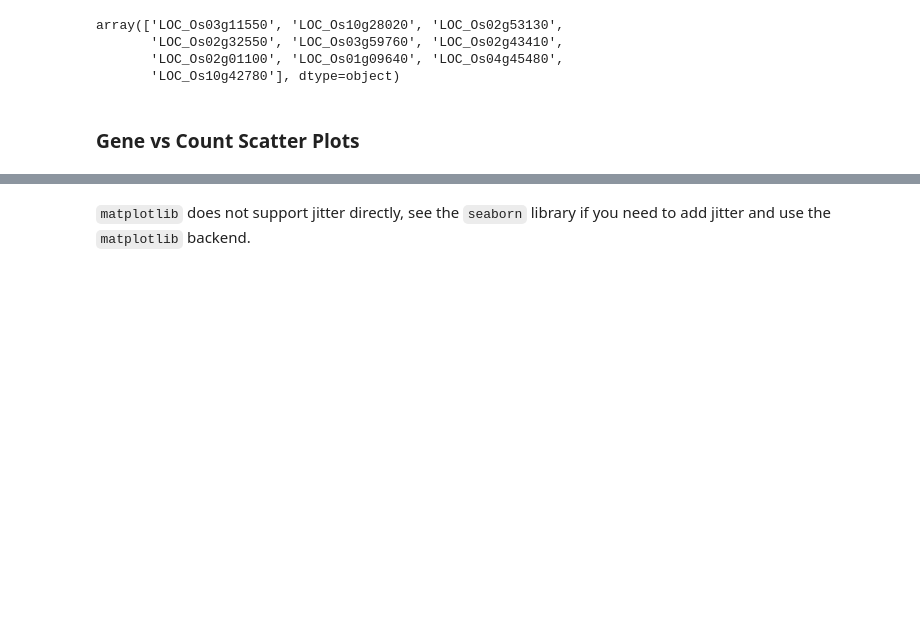
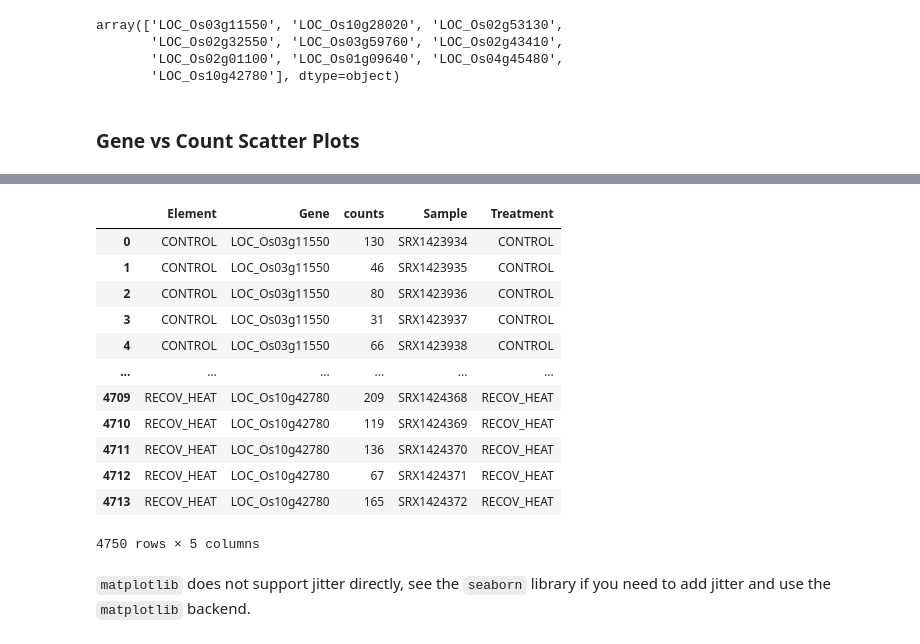
Before and after one commit to SystemsGenetics/GSForge, a Jupyter notebook: examples/plot_gallery/Gene_vs_Counts.ipynb, the cells around one changed output, grey strips where cells are left out. Cells and saved outputs as stored; diff of their text form; code cells hidden in the pictures; blank space fills up the shorter version.

```diff
--- a/examples/plot_gallery/Gene_vs_Counts.ipynb
+++ b/examples/plot_gallery/Gene_vs_Counts.ipynb
@@ -72,5 +72,5 @@ array(['LOC_Os03g11550', 'LOC_Os10g28020', 'LOC_Os02g53130',
 ### Gene vs Count Scatter Plots
 # %%
 hv.output(backend='bokeh')
-gsf.plots.gem.GeneVsCountsScatter(gsc, selected_genes=selected_genes, hue="Treatment")
+plot = gsf.plots.gem.GeneVsCountsScatter(gsc, selected_genes=selected_genes, hue="Treatment")
 # %% [output]
@@ -78,3 +86,19 @@ gsf.plots.gem.GeneVsCountsScatter(gsc, selected_genes=selected_genes, hue="Treat
+# %%
+plot.dframe()
+# %% [output]
+|  | Element | Gene | counts | Sample | Treatment |
+| 0 | CONTROL | LOC_Os03g11550 | 130 | SRX1423934 | CONTROL |
+| 1 | CONTROL | LOC_Os03g11550 | 46 | SRX1423935 | CONTROL |
+| 2 | CONTROL | LOC_Os03g11550 | 80 | SRX1423936 | CONTROL |
+| 3 | CONTROL | LOC_Os03g11550 | 31 | SRX1423937 | CONTROL |
+| 4 | CONTROL | LOC_Os03g11550 | 66 | SRX1423938 | CONTROL |
+| ... | ... | ... | ... | ... | ... |
+| 4709 | RECOV_HEAT | LOC_Os10g42780 | 209 | SRX1424368 | RECOV_HEAT |
+| 4710 | RECOV_HEAT | LOC_Os10g42780 | 119 | SRX1424369 | RECOV_HEAT |
+| 4711 | RECOV_HEAT | LOC_Os10g42780 | 136 | SRX1424370 | RECOV_HEAT |
+| 4712 | RECOV_HEAT | LOC_Os10g42780 | 67 | SRX1424371 | RECOV_HEAT |
+| 4713 | RECOV_HEAT | LOC_Os10g42780 | 165 | SRX1424372 | RECOV_HEAT |
+4750 rows × 5 columns
 # %% [markdown]
 `matplotlib` does not support jitter directly, see the `seaborn` library if you need to add jitter and use the `matplotlib` backend.
 # %%
```
Also changed, not shown: parts of 4 cells of this notebook, 4 other files.
